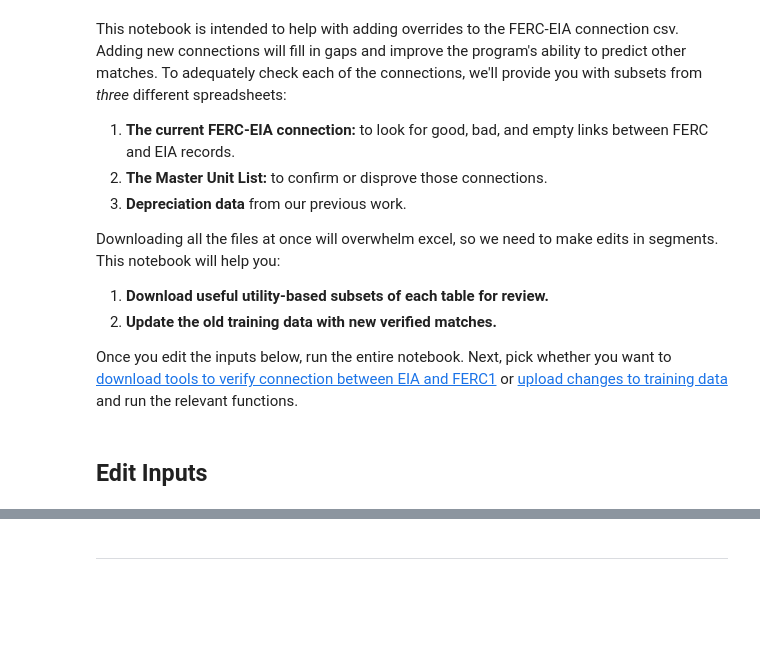
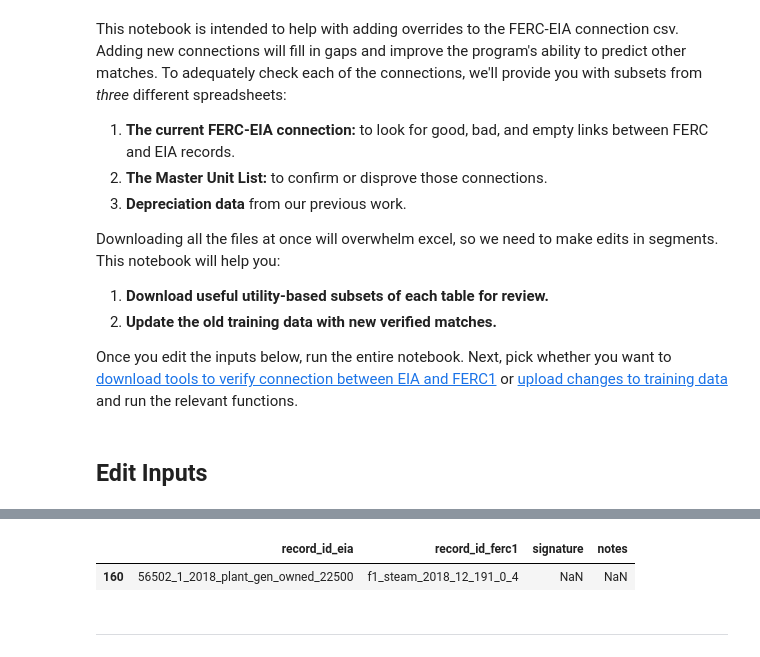
Before and after one commit to catalyst-cooperative/rmi-ferc1-eia, a Jupyter notebook: notebooks/make_overrides.ipynb, the cells around one changed output, grey strips where cells are left out. Cells and saved outputs as stored; diff of their text form; code cells hidden in the pictures; blank space fills up the shorter version.

Commit message:
get override notebook ready to combine new overrides with training data

```diff
--- a/notebooks/make_overrides.ipynb
+++ b/notebooks/make_overrides.ipynb
@@ -125,4 +68,0 @@ Wall time: 1min 20s
-# %%
-test = check_connections[check_connections['plant_id_pudl']==246]
-test.match_type.unique()
-check_connections[check_connections['match_type'].isna()]
@@ -162,3 +109,9 @@ training_data_out.to_excel('/Users/aesharpe/Desktop/updated_overrides.xlsx')
+# %%
+test[test['match_type']=='overridden']
+training_data[training_data['record_id_ferc1']=='f1_steam_2018_12_191_0_4']
+# %% [output]
+|  | record_id_eia | record_id_ferc1 | signature | notes |
+| 160 | 56502_1_2018_plant_gen_owned_22500 | f1_steam_2018_12_191_0_4 | NaN | NaN |
 # %% [markdown]
 ----------
 # %% [markdown]
```
Also changed, not shown: parts of 52 cells of this notebook, 1 other file.
